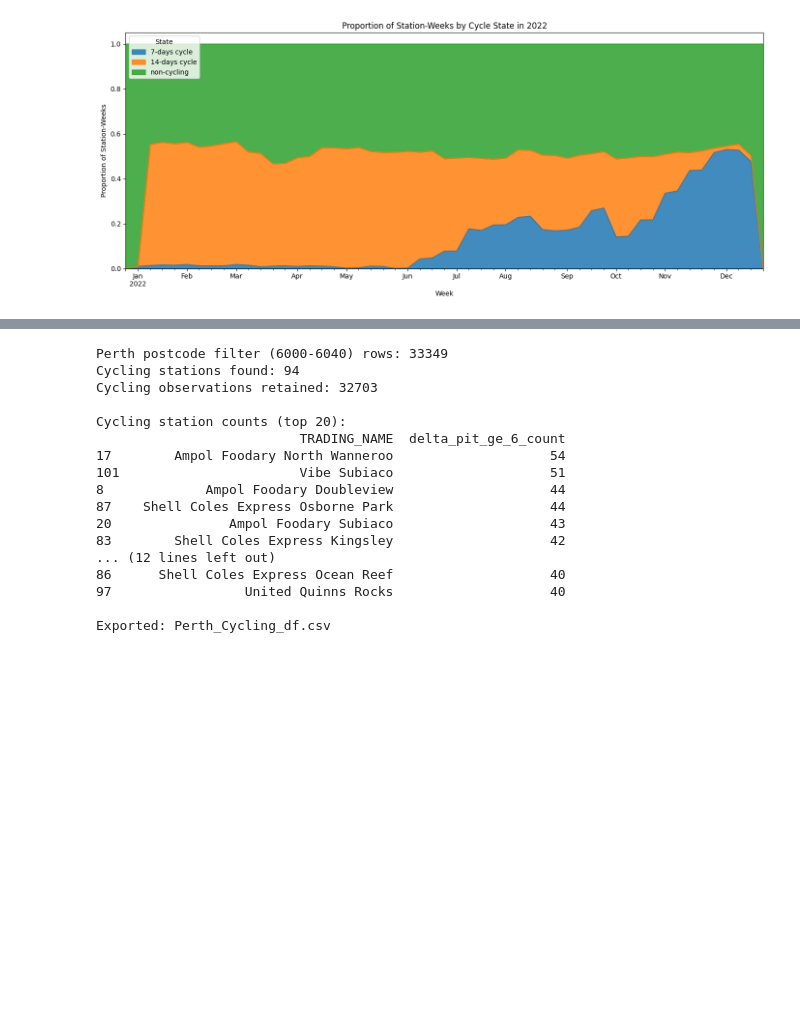
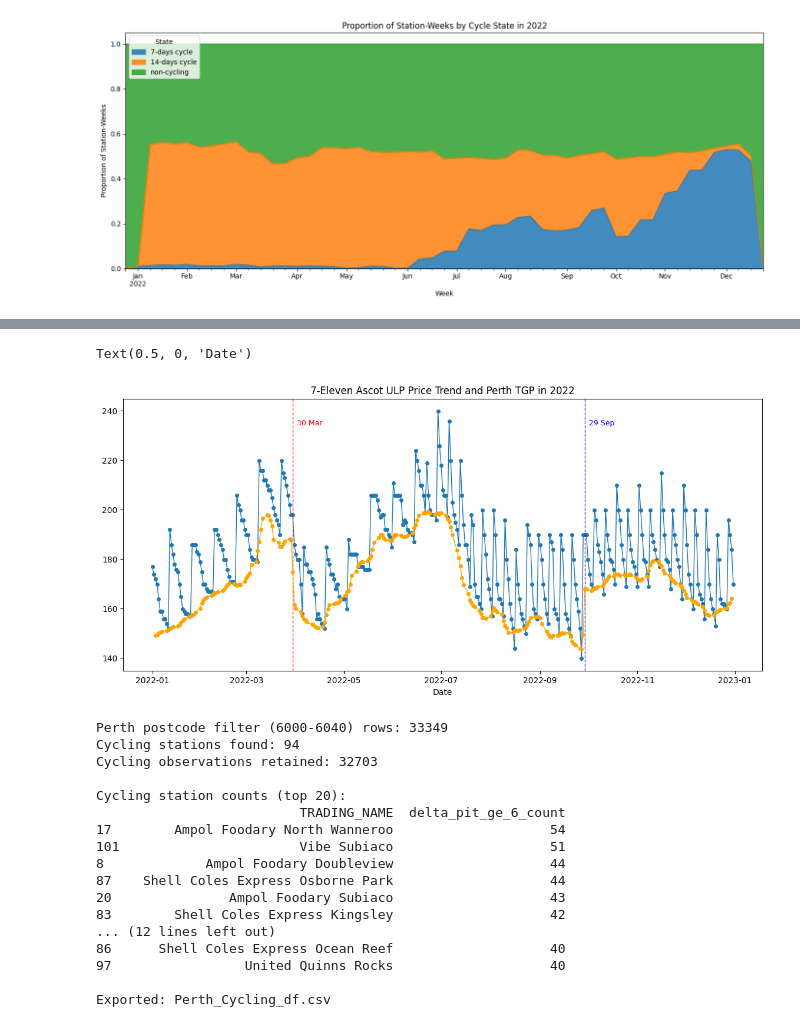
Before and after one commit to RBW021121/MRES_Dissertation, a Jupyter notebook: Code/MRES_WA.ipynb, the cells around one changed output, grey strips where cells are left out. Drawn from its saved outputs; the diff is of its cells as text; code cells hidden in the pictures; blank space fills up the shorter version.

```diff
--- a/Code/MRES_WA.ipynb
+++ b/Code/MRES_WA.ipynb
@@ -536,3 +521,29 @@ Saved Graphs\station_week_cycle_state_proportions.png
+# %%
+eg_station = df[df['TRADING_NAME'] == 'Shell Coles Express Bull Creek']
+
+
+plot_df = eg_station[(eg_station['PUBLISH_DATE'] >= '2022-01-01') & (eg_station['PUBLISH_DATE'] <= '2022-12-31')].copy()
+plt.figure(figsize=(14, 6))
+plt.plot(plot_df['PUBLISH_DATE'], plot_df['PRODUCT_PRICE'], marker='o', linewidth=1, markersize=4, label='7-Eleven Ascot')
+plt.title('7-Eleven Ascot ULP Price Trend in 2022')
+
+# Add a vertical line for the 30 Mar 2022 event
+plt.axvline(pd.Timestamp('2022-03-30'), color='red', linestyle='--', linewidth=1, alpha=0.8)
+plt.annotate('30 Mar', xy=(pd.Timestamp('2022-03-30'), plt.gca().get_ylim()[1] * 0.95),
+             xytext=(5, 5), textcoords='offset points', color='red', fontsize=9)
+# Add a vertical line for the 29 Sep 2022 event
+plt.axvline(pd.Timestamp('2022-09-29'), color='blue', linestyle='--', linewidth=1, alpha=0.8)
+plt.annotate('29 Sep', xy=(pd.Timestamp('2022-09-29'), plt.gca().get_ylim()[1] * 0.95),
+             xytext=(5, 5), textcoords='offset points', color='blue', fontsize=9)
+
+#Add tgp price below the price trend of the same window
+tgp_window = tgp_perth_2022[(tgp_perth_2022['Date'] >= '2022-01-01') & (tgp_perth_2022['Date'] <= '2022-12-31')].copy()
+plt.plot(tgp_window['Date'], tgp_window['Perth'], marker='o', linewidth=1, markersize=4, label='Perth TGP', color='orange')
+plt.title('7-Eleven Ascot ULP Price Trend and Perth TGP in 2022')
+plt.xlabel('Date')
+# %% [output]
+Text(0.5, 0, 'Date')
+[figure, added]
 # %%
 # Filter Perth postcode range and extract cycling stations
 # Definition: Station i is a cycling station if Δ pit >= 6 cpl at least 15 times.
```
Also changed, not shown: parts of 9 cells of this notebook, 21 other files.
